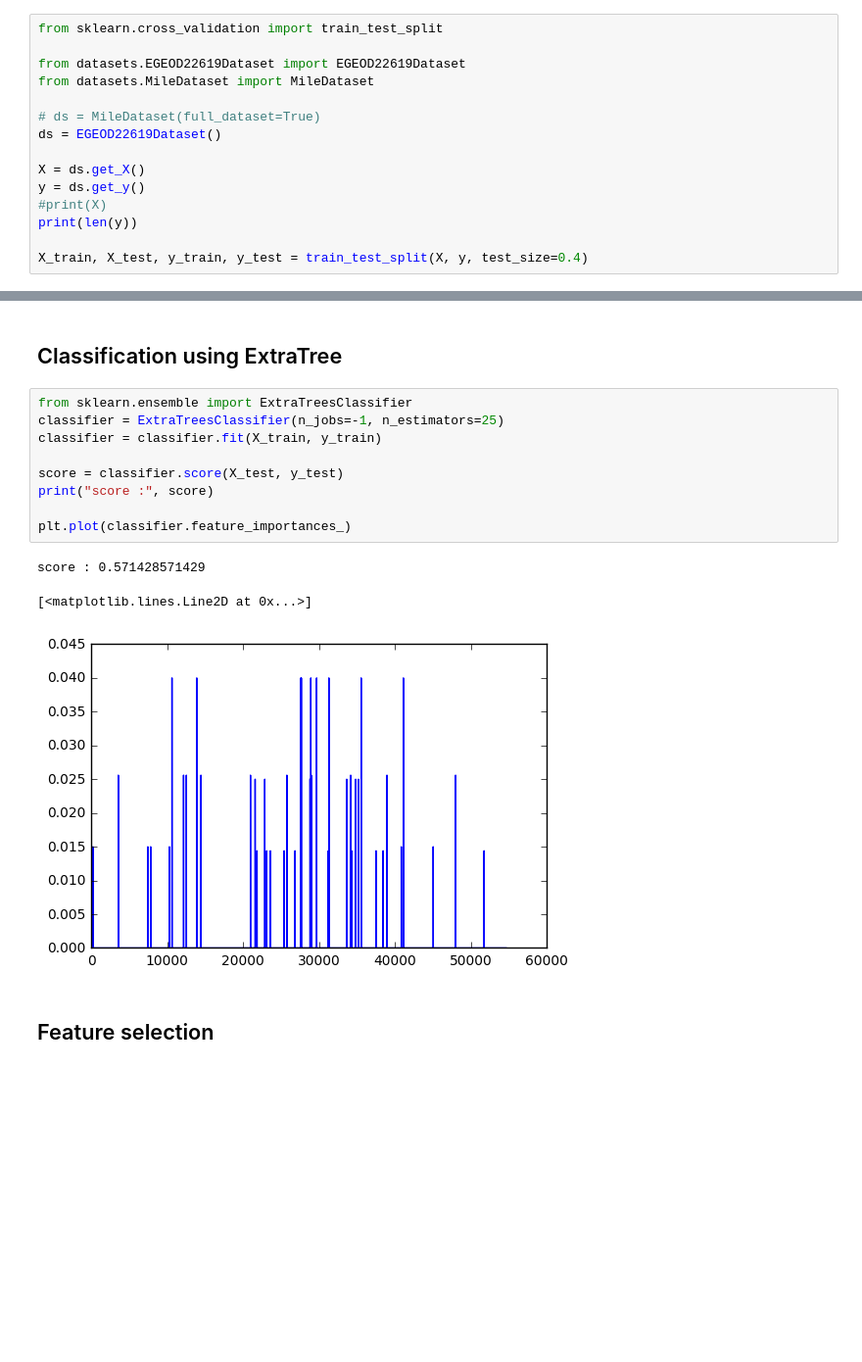
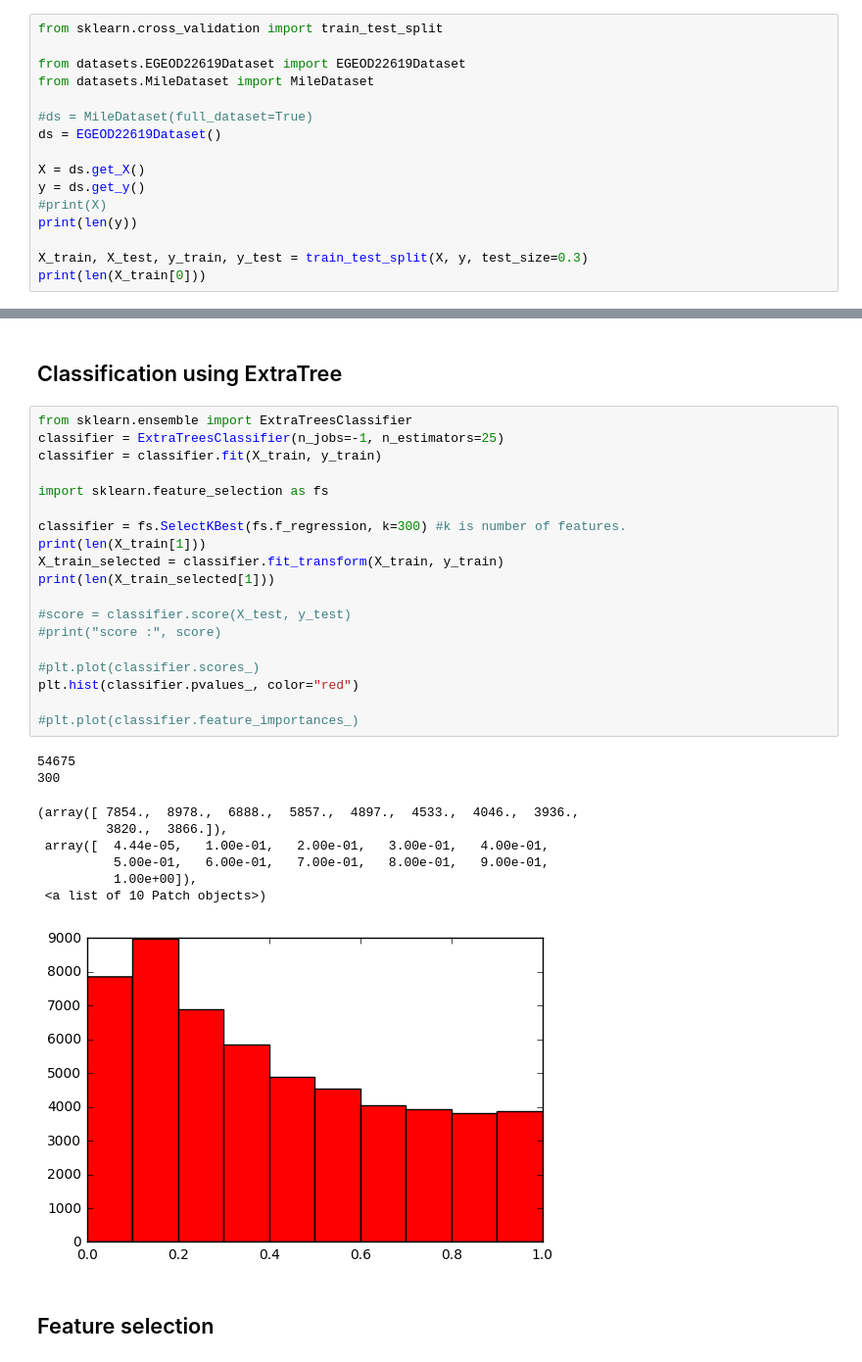
Before and after one commit to krypty/BIO-SELECT, a Jupyter notebook: MILE.ipynb, the cells around one changed output, grey strips where cells are left out. Shown at 98% size. Saved outputs shown, nothing was run; the diff lists cells and outputs as text; blank space fills up the shorter version.

```diff
--- a/MILE.ipynb
+++ b/MILE.ipynb
@@ -16,7 +19,7 @@ from sklearn.cross_validation import train_test_split
 from datasets.EGEOD22619Dataset import EGEOD22619Dataset
 from datasets.MileDataset import MileDataset
 
-# ds = MileDataset(full_dataset=True)
+#ds = MileDataset(full_dataset=True)
 ds = EGEOD22619Dataset()
 
 X = ds.get_X()
@@ -24,6 +27,7 @@ y = ds.get_y()
 #print(X)
 print(len(y))
 
-X_train, X_test, y_train, y_test = train_test_split(X, y, test_size=0.4)
+X_train, X_test, y_train, y_test = train_test_split(X, y, test_size=0.3)
+print(len(X_train[0]))
 # %% [output]
 16
@@ -43,15 +48,31 @@ score : 0.714285714286
 # %%
 from sklearn.ensemble import ExtraTreesClassifier
 classifier = ExtraTreesClassifier(n_jobs=-1, n_estimators=25)
 classifier = classifier.fit(X_train, y_train)
 
-score = classifier.score(X_test, y_test)
-print("score :", score)
+import sklearn.feature_selection as fs
 
-plt.plot(classifier.feature_importances_)
+classifier = fs.SelectKBest(fs.f_regression, k=300) #k is number of features.
+print(len(X_train[1]))
+X_train_selected = classifier.fit_transform(X_train, y_train)
+print(len(X_train_selected[1]))
+
+#score = classifier.score(X_test, y_test)
+#print("score :", score)
+
+#plt.plot(classifier.scores_)
+plt.hist(classifier.pvalues_, color="red")
+
+#plt.plot(classifier.feature_importances_)
 # %% [output]
-score : 0.571428571429
+54675
+300
-[<matplotlib.lines.Line2D at 0x...>]
+(array([ 7854.,  8978.,  6888.,  5857.,  4897.,  4533.,  4046.,  3936.,
+         3820.,  3866.]),
+ array([  4.44e-05,   1.00e-01,   2.00e-01,   3.00e-01,   4.00e-01,
+          5.00e-01,   6.00e-01,   7.00e-01,   8.00e-01,   9.00e-01,
+          1.00e+00]),
+ <a list of 10 Patch objects>)
-[figure, old version]
+[figure, new version]
 # %% [markdown]
 ## Feature selection
```
Also changed, not shown: parts of 14 cells of this notebook, 6 other files.
